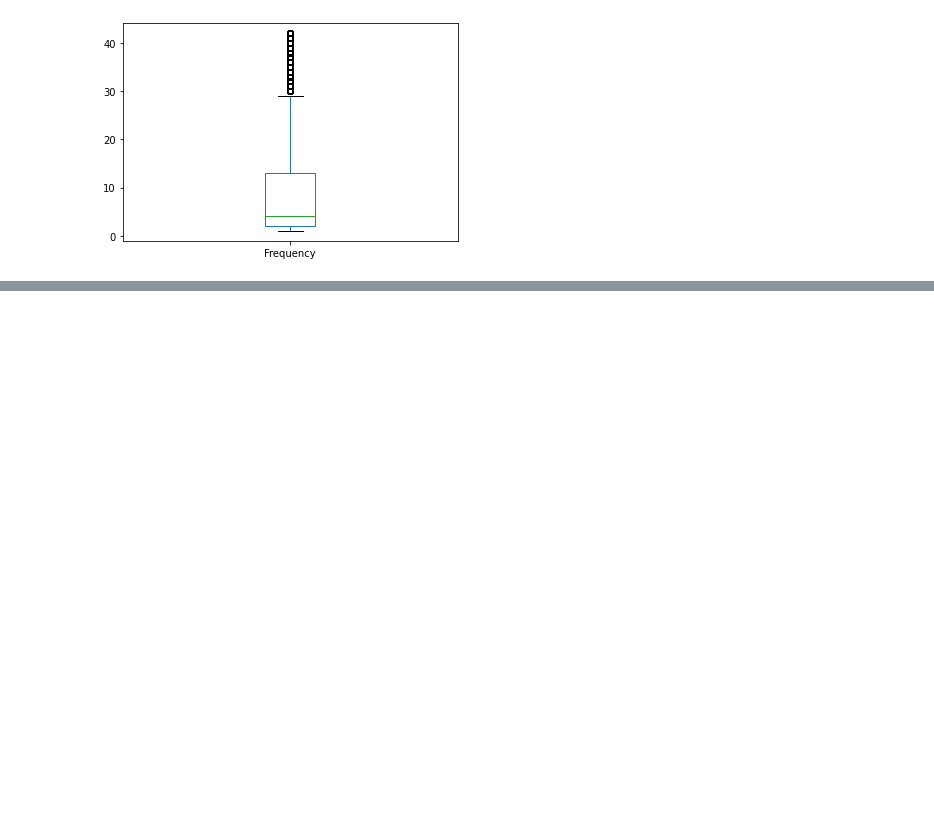
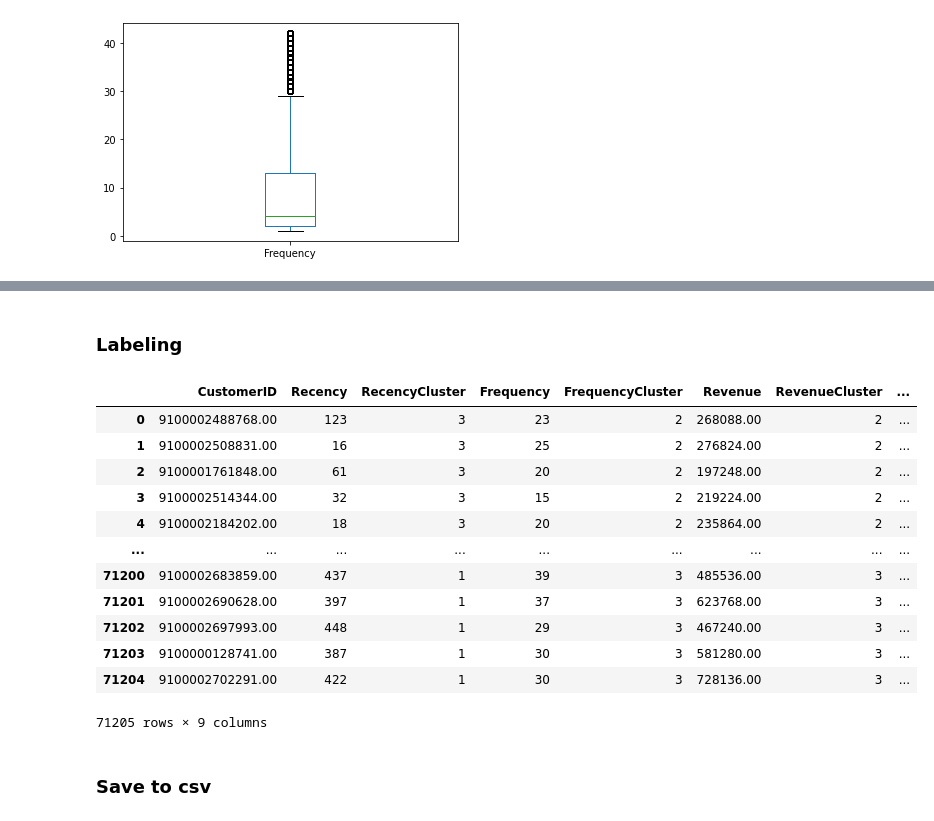
Before and after one commit to rollways/JD_EDA, a Jupyter notebook: EDA.ipynb, the cells around one changed output, grey strips where cells are left out. Cells and saved outputs as stored; diff of their text form; code cells hidden in the pictures; blank space fills up the shorter version.

```diff
--- a/EDA.ipynb
+++ b/EDA.ipynb
@@ -952,0 +1003,9 @@ sales_data_user.groupby('FrequencyCluster')['Frequency'].describe()
+# %%
+#k-means
+kmeans = KMeans(n_clusters=4)
+kmeans.fit(sales_data_user[['Revenue']])
+sales_data_user['RevenueCluster'] = kmeans.predict(sales_data_user[['Revenue']])
+
+sales_data_user = order_cluster('RevenueCluster','Revenue',sales_data_user,True)
+
+sales_data_user.groupby('RevenueCluster')['Revenue'].describe()
@@ -952,0 +1023,7 @@ sales_data_user.groupby('FrequencyCluster')['Frequency'].describe()
+# %%
+sales_data_user['OverallScore'] = sales_data_user['RecencyCluster'] + sales_data_user['FrequencyCluster'] + sales_data_user['RevenueCluster']
+#sales_data_user['OverallScore']
+
+print(sales_data_user.groupby('OverallScore')['Recency'].mean())
+print(sales_data_user.groupby('OverallScore')['Frequency'].mean())
+print(sales_data_user.groupby('OverallScore')['Revenue'].mean())
@@ -952,0 +1048,23 @@ sales_data_user.groupby('FrequencyCluster')['Frequency'].describe()
+# %% [markdown]
+### Labeling
+# %%
+sales_data_user['Segment'] = 'Low-Value'
+sales_data_user.loc[sales_data_user['OverallScore']>2,'Segment'] = 'Mid-Value'
+sales_data_user.loc[sales_data_user['OverallScore']>4,'Segment'] = 'High-Value'
+sales_data_user
+# %% [output]
+|  | CustomerID | Recency | RecencyCluster | Frequency | FrequencyCluster | Revenue | RevenueCluster | ... |
+| 0 | 9100002488768.00 | 123 | 3 | 23 | 2 | 268088.00 | 2 | ... |
+| 1 | 9100002508831.00 | 16 | 3 | 25 | 2 | 276824.00 | 2 | ... |
+| 2 | 9100001761848.00 | 61 | 3 | 20 | 2 | 197248.00 | 2 | ... |
+| 3 | 9100002514344.00 | 32 | 3 | 15 | 2 | 219224.00 | 2 | ... |
+| 4 | 9100002184202.00 | 18 | 3 | 20 | 2 | 235864.00 | 2 | ... |
+| ... | ... | ... | ... | ... | ... | ... | ... | ... |
+| 71200 | 9100002683859.00 | 437 | 1 | 39 | 3 | 485536.00 | 3 | ... |
+| 71201 | 9100002690628.00 | 397 | 1 | 37 | 3 | 623768.00 | 3 | ... |
+| 71202 | 9100002697993.00 | 448 | 1 | 29 | 3 | 467240.00 | 3 | ... |
+| 71203 | 9100000128741.00 | 387 | 1 | 30 | 3 | 581280.00 | 3 | ... |
+| 71204 | 9100002702291.00 | 422 | 1 | 30 | 3 | 728136.00 | 3 | ... |
+71205 rows × 9 columns
+# %% [markdown]
+### Save to csv
```
Also changed, not shown: parts of 15 cells of this notebook.
